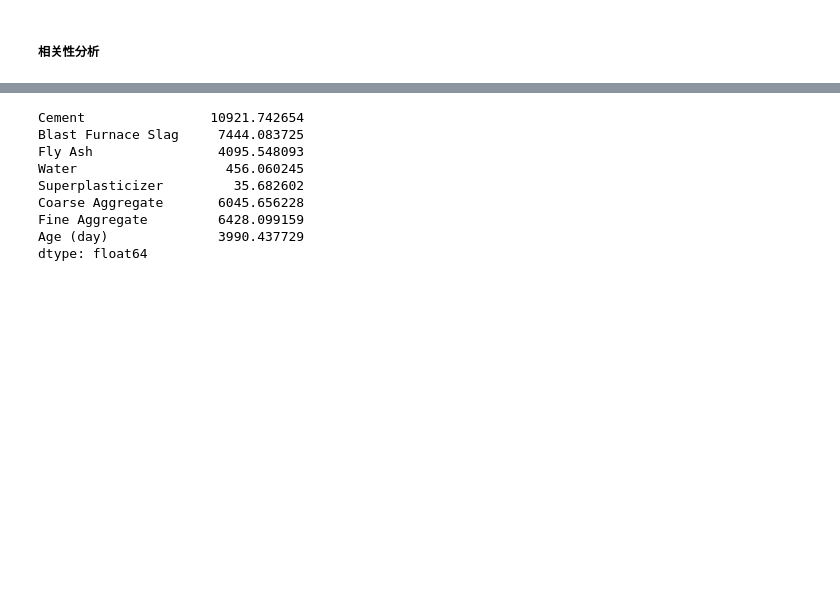
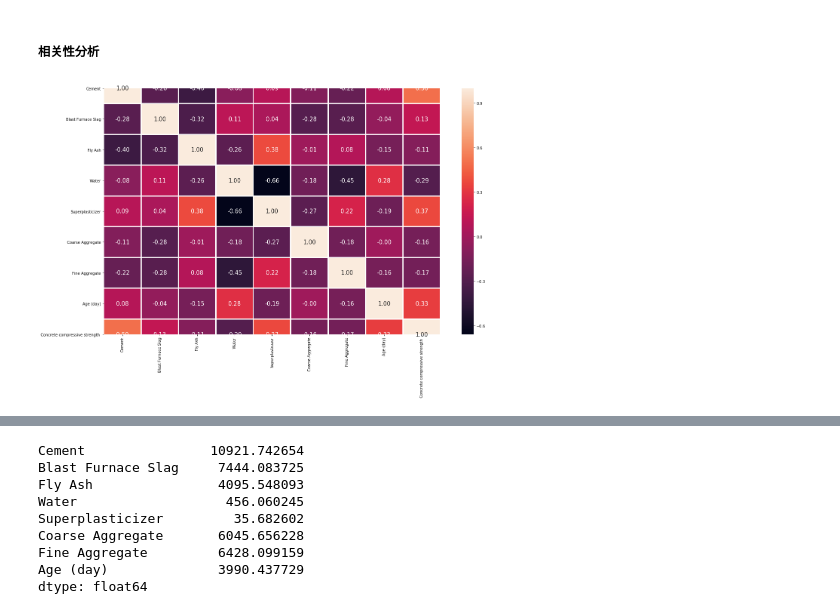
Before and after one commit to YaoXiao-CS/Work-Project-Collection, a Jupyter notebook: ML-利用机器学习预测混凝土抗压强度/cement-strength-eda-and-prediction.ipynb, the cells around one changed output, grey strips where cells are left out. Drawn from its saved outputs; the diff is of its cells as text; code cells hidden in the pictures; blank space fills up the shorter version.

```diff
--- a/ML-利用机器学习预测混凝土抗压强度/cement-strength-eda-and-prediction.ipynb
+++ b/ML-利用机器学习预测混凝土抗压强度/cement-strength-eda-and-prediction.ipynb
@@ -169,3 +175,9 @@ plt.show()
 #### 探索性数据分析(EDA)
 # %% [markdown]
 ##### 相关性分析
+# %%
+# note: 因为matplotlib 3.1.1的bug, 下图显示不全.
+# 解决方法：参见github issur--https://github.com/matplotlib/matplotlib/issues/14675
+Image(filename="./Appendix-files/显示不全.png", width=450)
+# %% [output]
+[figure, added]
```
Also changed, not shown: parts of 105 cells of this notebook, 8 other files.
